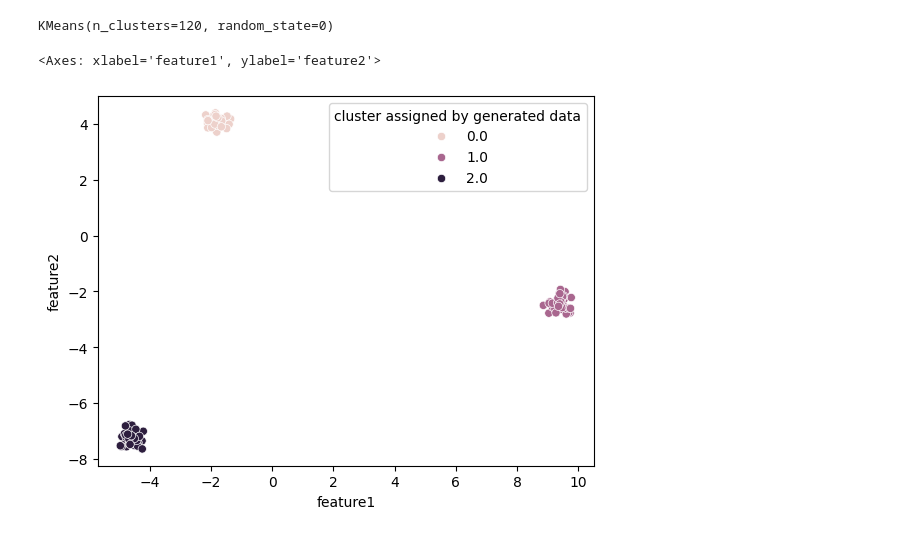
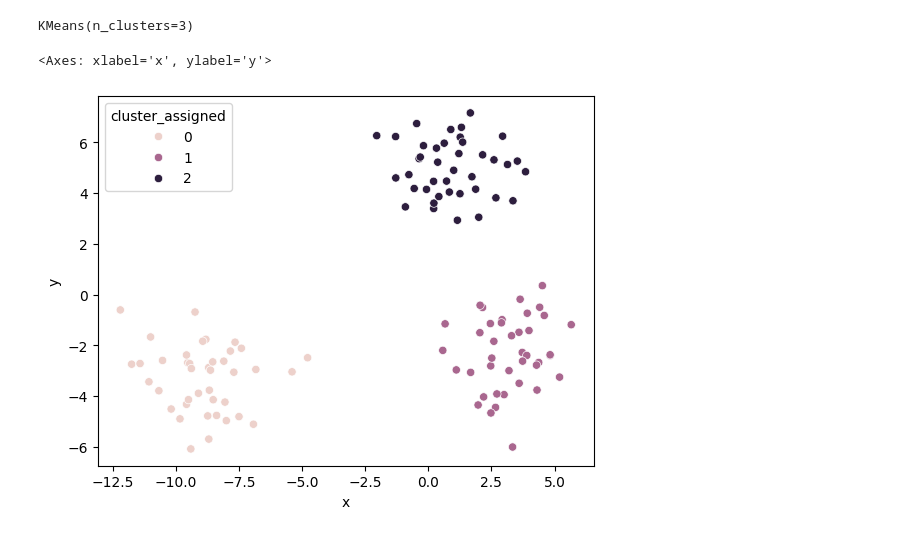
Before and after one commit to rocabrera/ml-learning, a Jupyter notebook: clustering/kmeans/kmeans.ipynb, the cells around one changed output. Cells and saved outputs as stored; diff of their text form; code cells hidden in the pictures.

Commit message:
feat: create toy code for kmeans
Signed-off-by: Rodrigo Castaldoni <castaldoniro@gmail.com>

```diff
--- a/clustering/kmeans/kmeans.ipynb
+++ b/clustering/kmeans/kmeans.ipynb
@@ -29,12 +93,7 @@ df = pd.DataFrame(
 # %%
 from sklearn.cluster import KMeans
+
+kmeans = KMeans(n_clusters=3)
+kmeans.fit(df[["x", "y"]])
+# %% [output]
+KMeans(n_clusters=3)
-# %%
-kmeans = KMeans(
-    n_clusters=120,
-    random_state=0,
-    n_init="auto"
-)
-# %%
-kmeans.fit(X)
-# %% [output]
-KMeans(n_clusters=120, random_state=0)
@@ -52,10 +100,12 @@ df_with_prediction = pd.DataFrame(
+# %%
+df["cluster_assigned"] = kmeans.predict(df[["x", "y"]])
 # %%
 sns.scatterplot(
-    data=df_with_prediction,
-    x="feature1",
-    y="feature2",
-    hue="cluster assigned by generated data"
+        data=df,
+        x="x",
+        y="y",
+        hue="cluster_assigned"
 )
 # %% [output]
-<Axes: xlabel='feature1', ylabel='feature2'>
+<Axes: xlabel='x', ylabel='y'>
-[figure, old version]
+[figure, new version]
```
Also changed, not shown: parts of 15 cells of this notebook.
